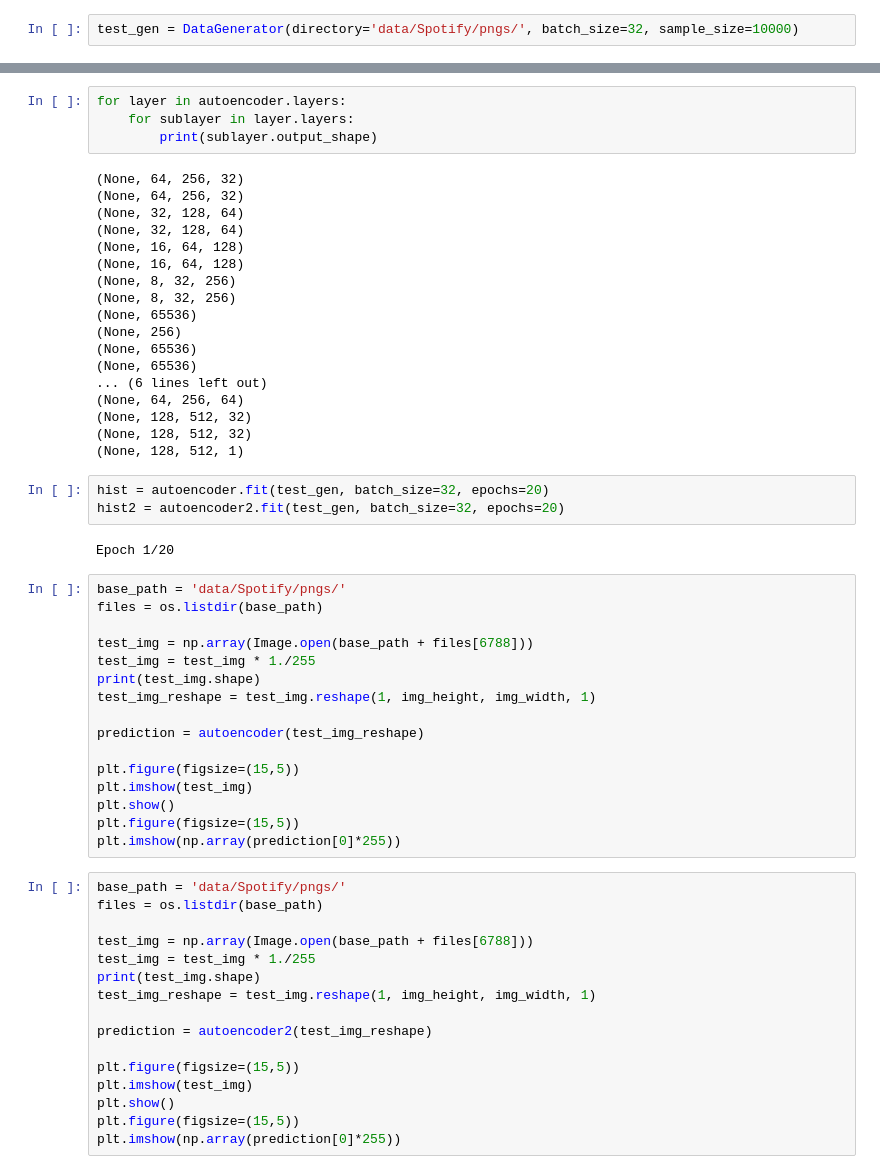
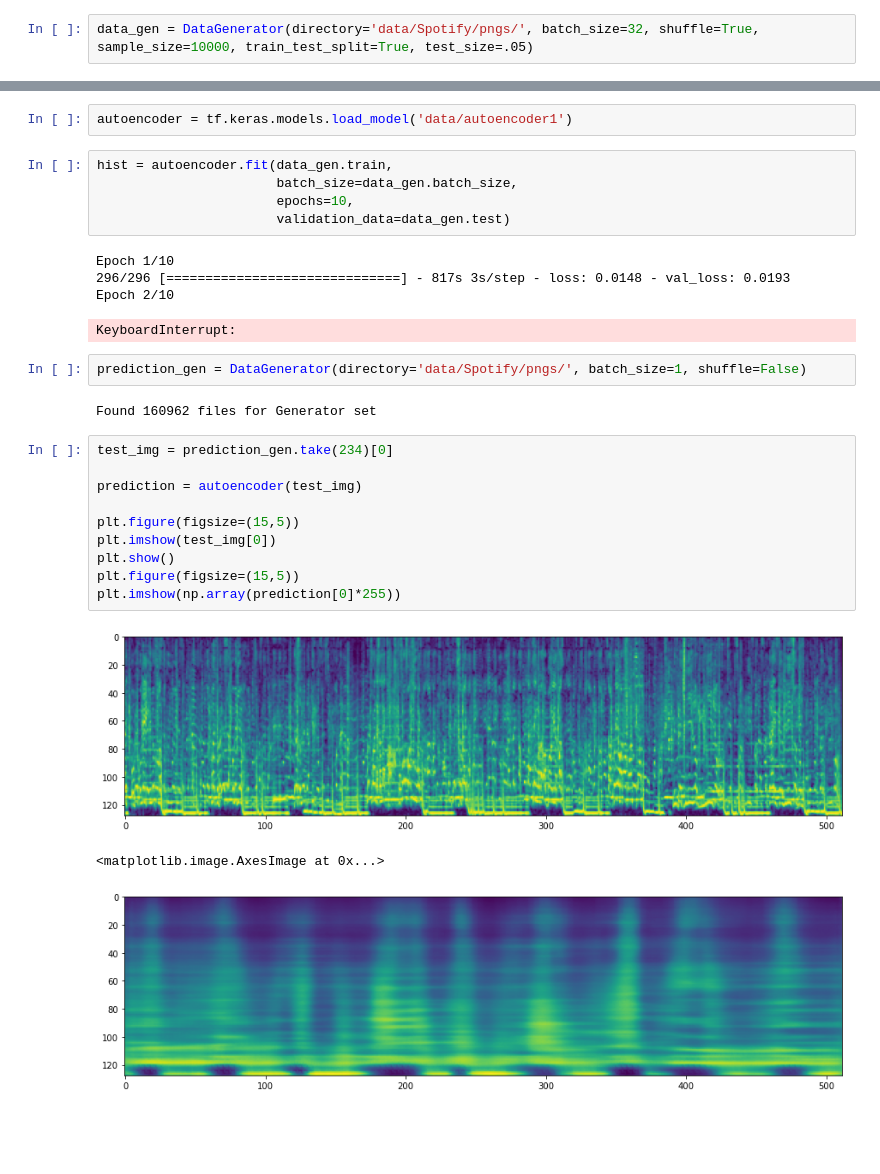
Before and after one commit to rollingstorms/Sound-Content-Music-Recommendation-System, a Jupyter notebook: Custom Data Generator.ipynb, the cells around one changed output, grey strips where cells are left out. Cells and saved outputs as stored; diff of their text form; blank space fills up the shorter version.

Commit message:
rescaled mel image function and continued training

```diff
--- a/Custom Data Generator.ipynb
+++ b/Custom Data Generator.ipynb
@@ -59,4 +93,4 @@ class DataGenerator(tf.keras.utils.Sequence):
 
         return files
 # %%
-test_gen = DataGenerator(directory='data/Spotify/pngs/', batch_size=32, sample_size=10000)
+data_gen = DataGenerator(directory='data/Spotify/pngs/', batch_size=32, shuffle=True, sample_size=10000, train_test_split=True, test_size=.05)
@@ -165,59 +100,30 @@ autoencoder.compile(optimizer=opt, loss=tf.keras.losses.mse)
-# %%
-for layer in autoencoder.layers:
-    for sublayer in layer.layers:
-        print(sublayer.output_shape)
-# %% [output]
-(None, 64, 256, 32)
-(None, 64, 256, 32)
-(None, 32, 128, 64)
-(None, 32, 128, 64)
-(None, 16, 64, 128)
-(None, 16, 64, 128)
-(None, 8, 32, 256)
-(None, 8, 32, 256)
-(None, 65536)
-(None, 256)
-(None, 65536)
-(None, 65536)
-... (6 lines left out)
-(None, 64, 256, 64)
-(None, 128, 512, 32)
-(None, 128, 512, 32)
-(None, 128, 512, 1)
-# %%
-hist = autoencoder.fit(test_gen, batch_size=32, epochs=20)
-hist2 = autoencoder2.fit(test_gen, batch_size=32, epochs=20)
-# %% [output]
-Epoch 1/20
+# %%
+autoencoder = tf.keras.models.load_model('data/autoencoder1')
+# %%
+hist = autoencoder.fit(data_gen.train,
+                       batch_size=data_gen.batch_size,
+                       epochs=10,
+                       validation_data=data_gen.test)
+# %% [output]
+Epoch 1/10
+296/296 [==============================] - 817s 3s/step - loss: 0.0148 - val_loss: 0.0193
+Epoch 2/10
+KeyboardInterrupt:
+# %%
+prediction_gen = DataGenerator(directory='data/Spotify/pngs/', batch_size=1, shuffle=False)
+# %% [output]
+Found 160962 files for Generator set
 # %%
-base_path = 'data/Spotify/pngs/'
-files = os.listdir(base_path)
+test_img = prediction_gen.take(234)[0]
 
-test_img = np.array(Image.open(base_path + files[6788]))
-test_img = test_img * 1./255
-print(test_img.shape)
-test_img_reshape = test_img.reshape(1, img_height, img_width, 1)
-
-prediction = autoencoder(test_img_reshape)
+prediction = autoencoder(test_img)
 
 plt.figure(figsize=(15,5))
-plt.imshow(test_img)
+plt.imshow(test_img[0])
 plt.show()
 plt.figure(figsize=(15,5))
 plt.imshow(np.array(prediction[0]*255))
+# %% [output]
+[figure, added]
+<matplotlib.image.AxesImage at 0x...>
+[figure, added]
-# %%
-base_path = 'data/Spotify/pngs/'
-files = os.listdir(base_path)
-
-test_img = np.array(Image.open(base_path + files[6788]))
-test_img = test_img * 1./255
-print(test_img.shape)
-test_img_reshape = test_img.reshape(1, img_height, img_width, 1)
-
-prediction = autoencoder2(test_img_reshape)
-
-plt.figure(figsize=(15,5))
-plt.imshow(test_img)
-plt.show()
-plt.figure(figsize=(15,5))
-plt.imshow(np.array(prediction[0]*255))
```
Also changed, not shown: parts of 4 cells of this notebook, 7 other files.
